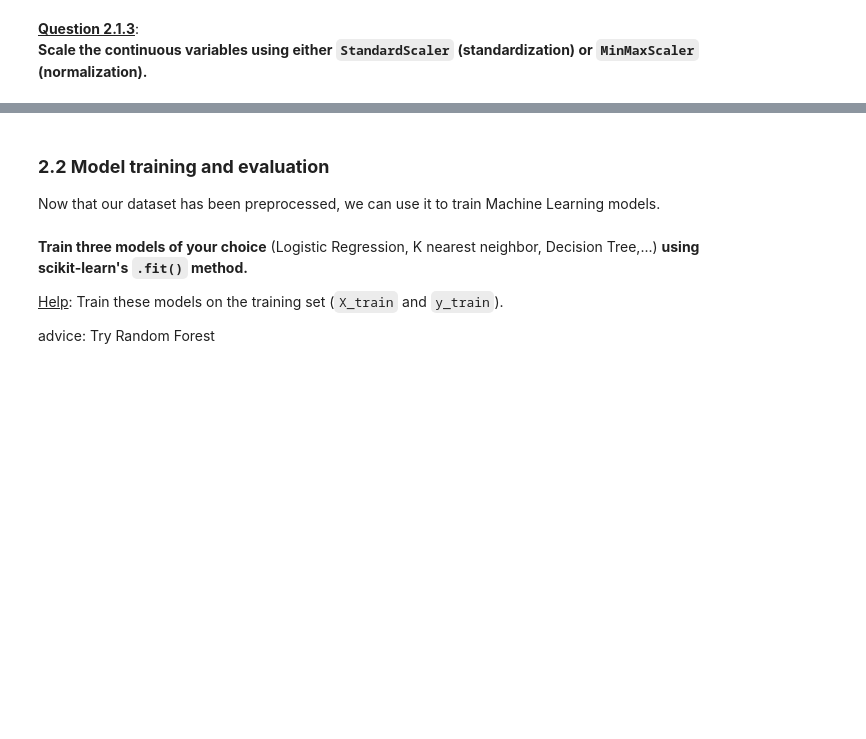
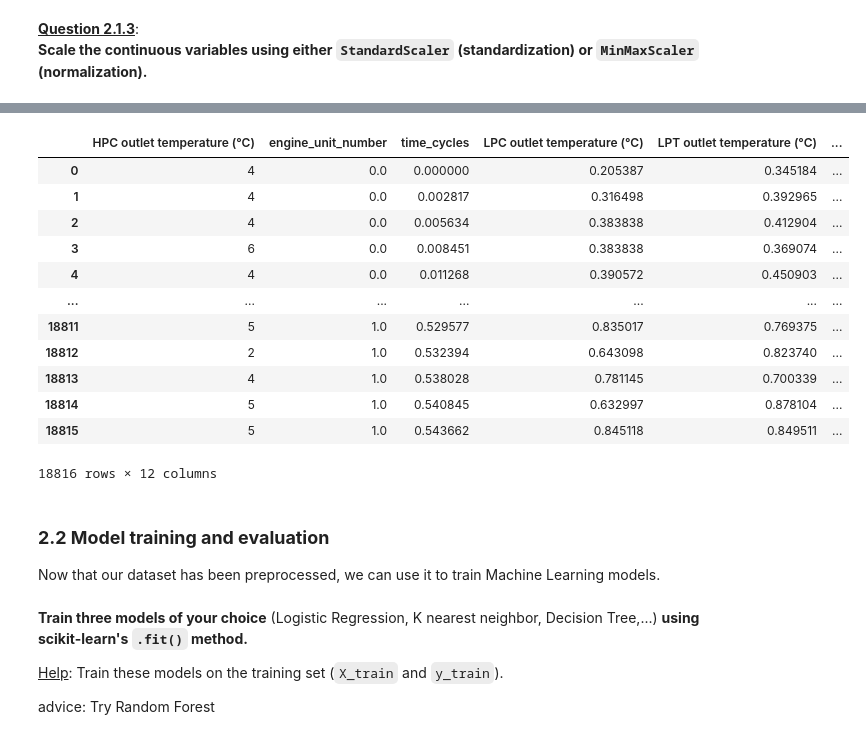
Before and after one commit to KpihX/rocket-durability-ai, a Jupyter notebook: ML_DL_NASA_2025.ipynb, the cells around one changed output, grey strips where cells are left out. Drawn from its saved outputs; the diff is of its cells as text; code cells hidden in the pictures; blank space fills up the shorter version.

```diff
--- a/ML_DL_NASA_2025.ipynb
+++ b/ML_DL_NASA_2025.ipynb
@@ -274,13 +274,11 @@ Go this [page](https://scikit-learn.org/stable/modules/generated/sklearn.preproc
 # %%
 label_encoder = LabelEncoder()
 
-X_train_label = label_encoder.fit_transform(X_train[categorical_cols])
-X_test_label = label_encoder.transform(X_test[categorical_cols])
+X_train_label = label_encoder.fit_transform(X_train[categorical_cols].values.ravel())
+X_test_label = label_encoder.transform(X_test[categorical_cols].values.ravel())
 
-label_features = label_encoder.get_feature_names_out()
-
-X_train_label = pd.DataFrame(X_train_label, columns=label_features)
-X_test_label = pd.DataFrame(X_test_label, columns=label_features)
+X_train_label = pd.DataFrame(X_train_label, columns=categorical_cols)
+X_test_label = pd.DataFrame(X_test_label, columns=categorical_cols)
 
 X_train_label
 # %% [output]
@@ -291,3 +349,23 @@ AttributeError: 'LabelEncoder' object has no attribute 'get_feature_names_out'
+# %%
+# We end the preprocessing by combining the numerical and categorical features
+X_train = pd.concat([X_train_label, X_train_scaled], axis=1)
+X_test = pd.concat([X_test_label, X_test_scaled], axis=1)
+
+X_train
+# %% [output]
+|  | HPC outlet temperature (°C) | engine_unit_number | time_cycles | LPC outlet temperature (°C) | LPT outlet temperature (°C) | ... |
+| 0 | 4 | 0.0 | 0.000000 | 0.205387 | 0.345184 | ... |
+| 1 | 4 | 0.0 | 0.002817 | 0.316498 | 0.392965 | ... |
+| 2 | 4 | 0.0 | 0.005634 | 0.383838 | 0.412904 | ... |
+| 3 | 6 | 0.0 | 0.008451 | 0.383838 | 0.369074 | ... |
+| 4 | 4 | 0.0 | 0.011268 | 0.390572 | 0.450903 | ... |
+| ... | ... | ... | ... | ... | ... | ... |
+| 18811 | 5 | 1.0 | 0.529577 | 0.835017 | 0.769375 | ... |
+| 18812 | 2 | 1.0 | 0.532394 | 0.643098 | 0.823740 | ... |
+| 18813 | 4 | 1.0 | 0.538028 | 0.781145 | 0.700339 | ... |
+| 18814 | 5 | 1.0 | 0.540845 | 0.632997 | 0.878104 | ... |
+| 18815 | 5 | 1.0 | 0.543662 | 0.845118 | 0.849511 | ... |
+18816 rows × 12 columns
 # %% [markdown]
 ### **2.2 Model training and evaluation**
 Now that our dataset has been preprocessed, we can use it to train Machine Learning models.
```
Also changed, not shown: parts of 19 cells of this notebook.
